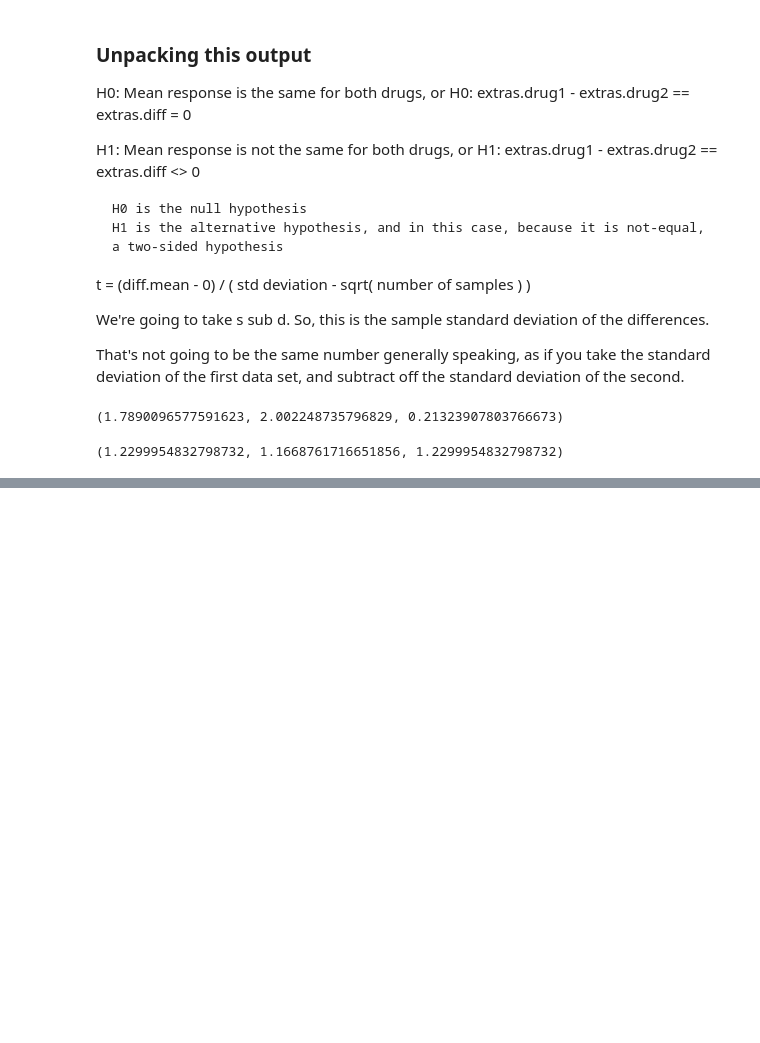
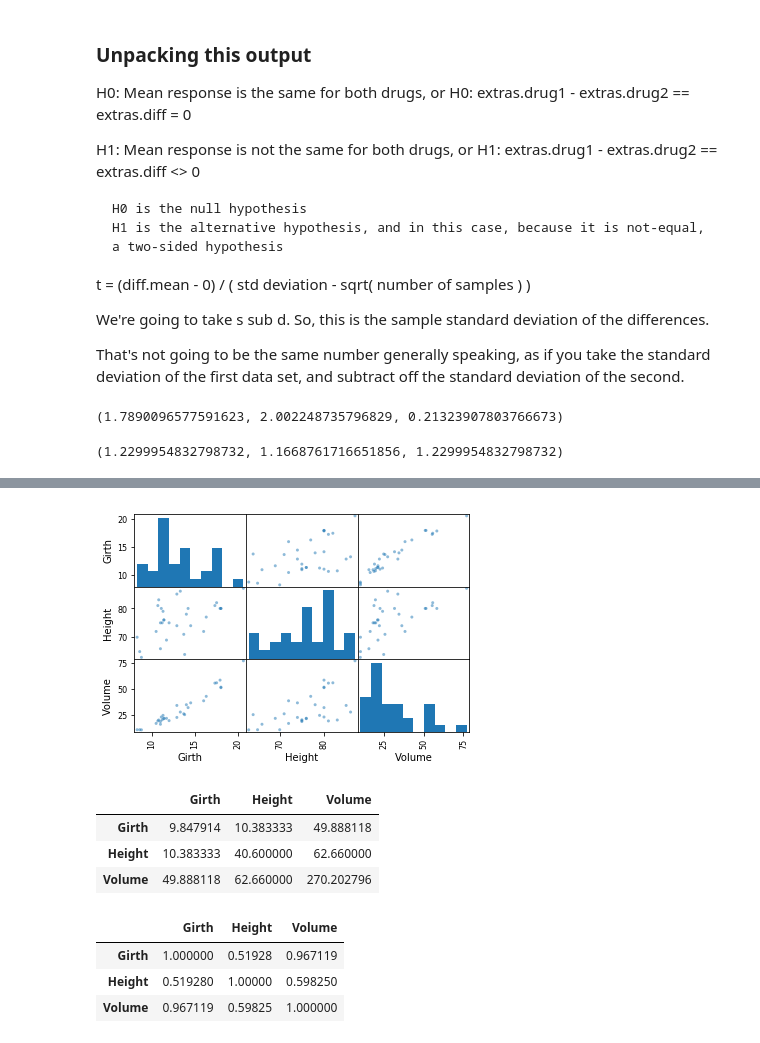
Before and after one commit to stlimtat/coursera-practical-time-series-analysis, a Jupyter notebook: week1.ipynb, the cells around one changed output, grey strips where cells are left out. Saved outputs shown, nothing was run; the diff lists cells and outputs as text; code cells hidden in the pictures; blank space fills up the shorter version.

```diff
--- a/week1.ipynb
+++ b/week1.ipynb
@@ -464,0 +491,3 @@ sd, np.std(extras['diff']), np.std(extras['diff'], ddof=1)
+# %%
+trees = data('trees')
+data('trees', show_doc=True)
@@ -464,0 +512,23 @@ sd, np.std(extras['diff']), np.std(extras['diff'], ddof=1)
+# %%
+pd.plotting.scatter_matrix(trees)
+plt.show()
+# %% [output]
+[figure, added]
+# %%
+# Calculate the covariance
+
+trees.cov()
+# %% [output]
+|  | Girth | Height | Volume |
+| Girth | 9.847914 | 10.383333 | 49.888118 |
+| Height | 10.383333 | 40.600000 | 62.660000 |
+| Volume | 49.888118 | 62.660000 | 270.202796 |
+# %%
+# Calculate the correlation
+
+trees.corr()
+# %% [output]
+|  | Girth | Height | Volume |
+| Girth | 1.000000 | 0.51928 | 0.967119 |
+| Height | 0.519280 | 1.00000 | 0.598250 |
+| Volume | 0.967119 | 0.59825 | 1.000000 |
```
Also changed, not shown: parts of 6 cells of this notebook.
